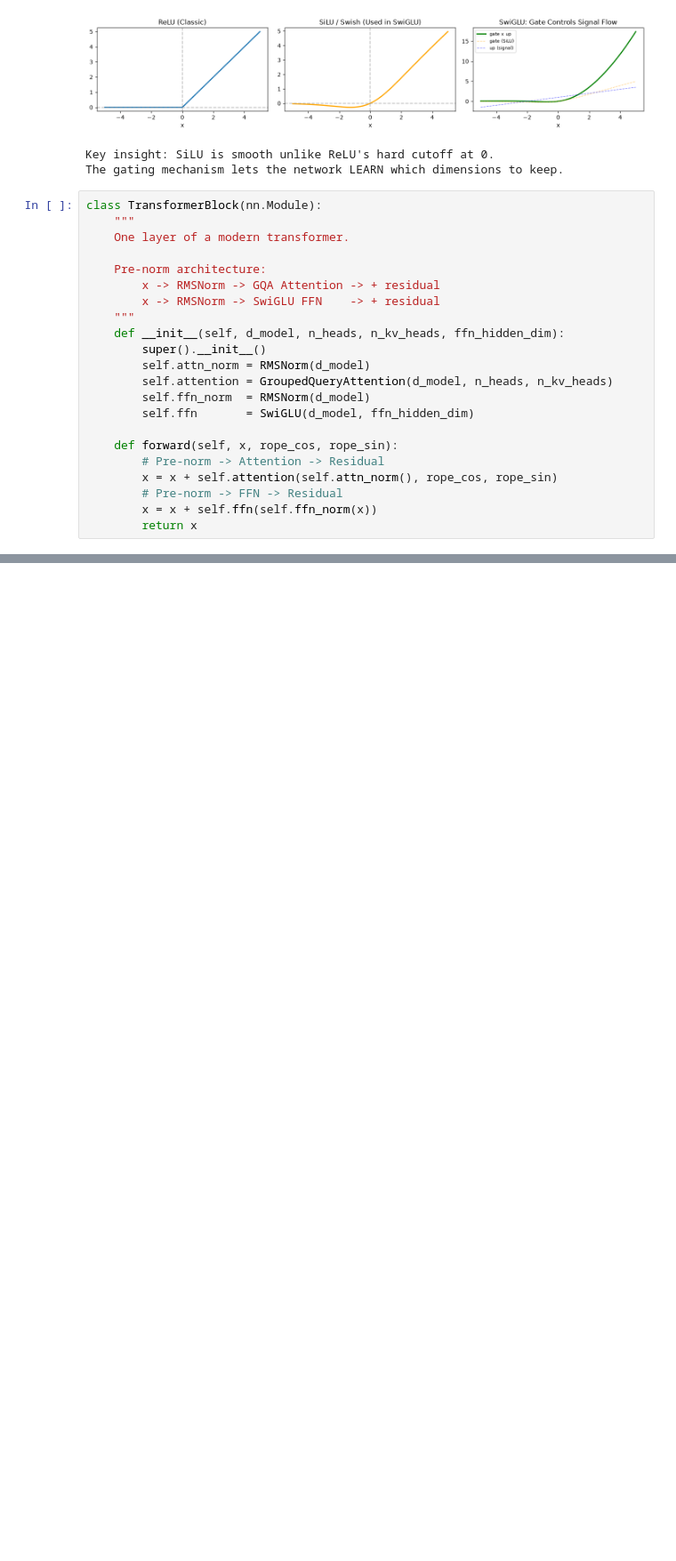
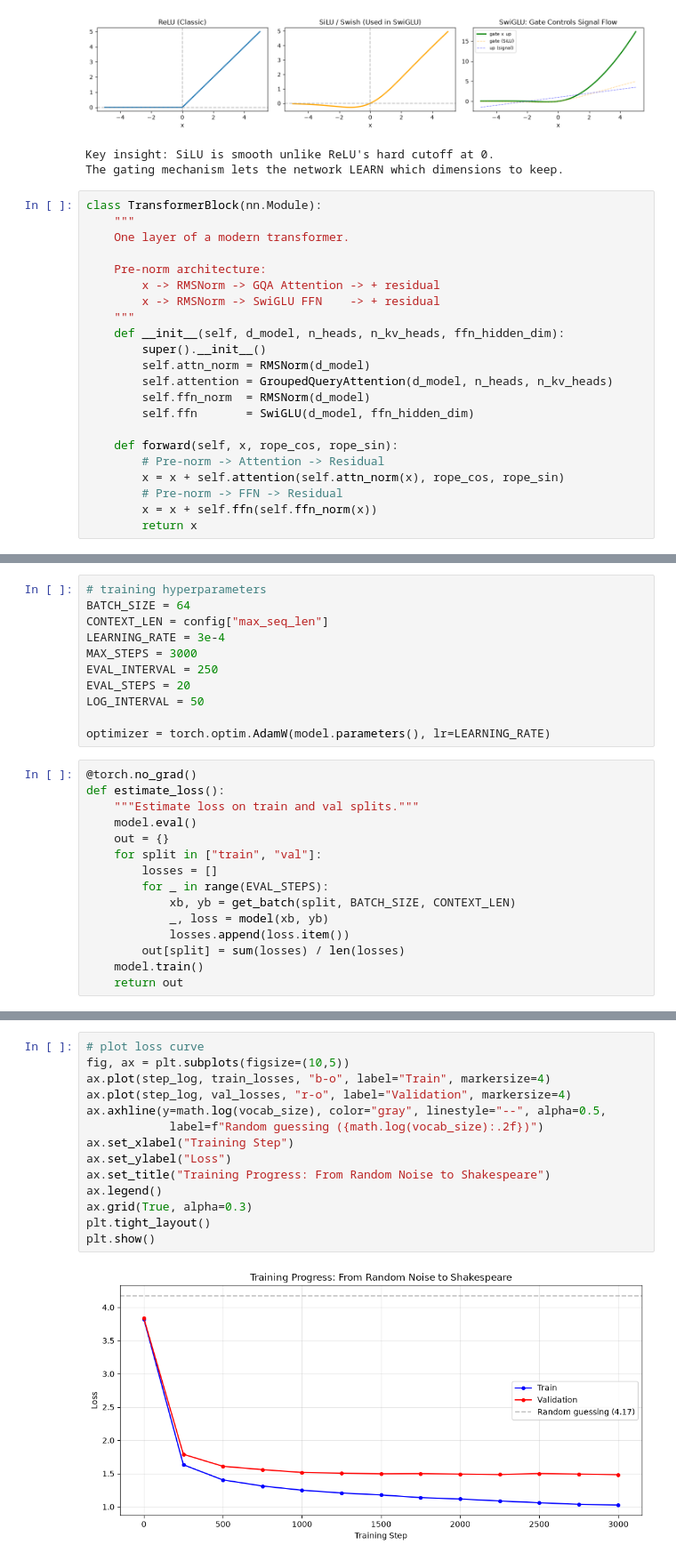
Before and after one commit to Mrkod-ER/ai-model-shakespeare, a Jupyter notebook: Untitled-1.ipynb, the cells around one changed output, grey strips where cells are left out. Shown at 89% size. Drawn from its saved outputs; the diff is of its cells as text; blank space fills up the shorter version.

Commit message:
finally running the model

```diff
--- a/Untitled-1.ipynb
+++ b/Untitled-1.ipynb
@@ -381,7 +380,7 @@ class TransformerBlock(nn.Module):
 
     def forward(self, x, rope_cos, rope_sin):
         # Pre-norm -> Attention -> Residual
-        x = x + self.attention(self.attn_norm(), rope_cos, rope_sin)
+        x = x + self.attention(self.attn_norm(x), rope_cos, rope_sin)
         # Pre-norm -> FFN -> Residual
         x = x + self.ffn(self.ffn_norm(x))
         return x
@@ -395,0 +505,26 @@ class MiniLLM(nn.Module):
+# %%
+# training hyperparameters
+BATCH_SIZE = 64
+CONTEXT_LEN = config["max_seq_len"]
+LEARNING_RATE = 3e-4
+MAX_STEPS = 3000
+EVAL_INTERVAL = 250
+EVAL_STEPS = 20
+LOG_INTERVAL = 50
+
+optimizer = torch.optim.AdamW(model.parameters(), lr=LEARNING_RATE)
+# %%
+@torch.no_grad()
+def estimate_loss():
+    """Estimate loss on train and val splits."""
+    model.eval()
+    out = {}
+    for split in ["train", "val"]:
+        losses = []
+        for _ in range(EVAL_STEPS):
+            xb, yb = get_batch(split, BATCH_SIZE, CONTEXT_LEN)
+            _, loss = model(xb, yb)
+            losses.append(loss.item())
+        out[split] = sum(losses) / len(losses)
+    model.train()
+    return out
@@ -395,0 +592,16 @@ class MiniLLM(nn.Module):
+# %%
+# plot loss curve
+fig, ax = plt.subplots(figsize=(10,5))
+ax.plot(step_log, train_losses, "b-o", label="Train", markersize=4)
+ax.plot(step_log, val_losses, "r-o", label="Validation", markersize=4)
+ax.axhline(y=math.log(vocab_size), color="gray", linestyle="--", alpha=0.5,
+            label=f"Random guessing ({math.log(vocab_size):.2f})")
+ax.set_xlabel("Training Step")
+ax.set_ylabel("Loss")
+ax.set_title("Training Progress: From Random Noise to Shakespeare")
+ax.legend()
+ax.grid(True, alpha=0.3)
+plt.tight_layout()
+plt.show()
+# %% [output]
+[figure, added]
```
Also changed, not shown: parts of 10 cells of this notebook, 1 other file.
